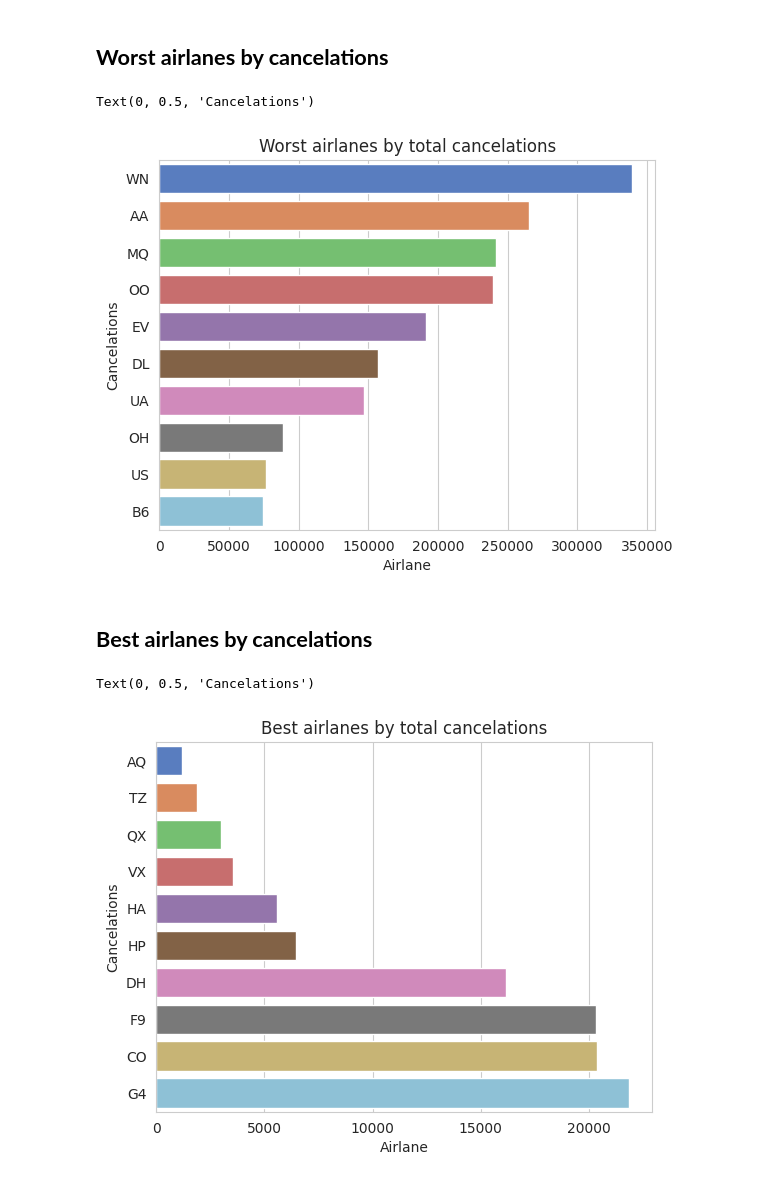
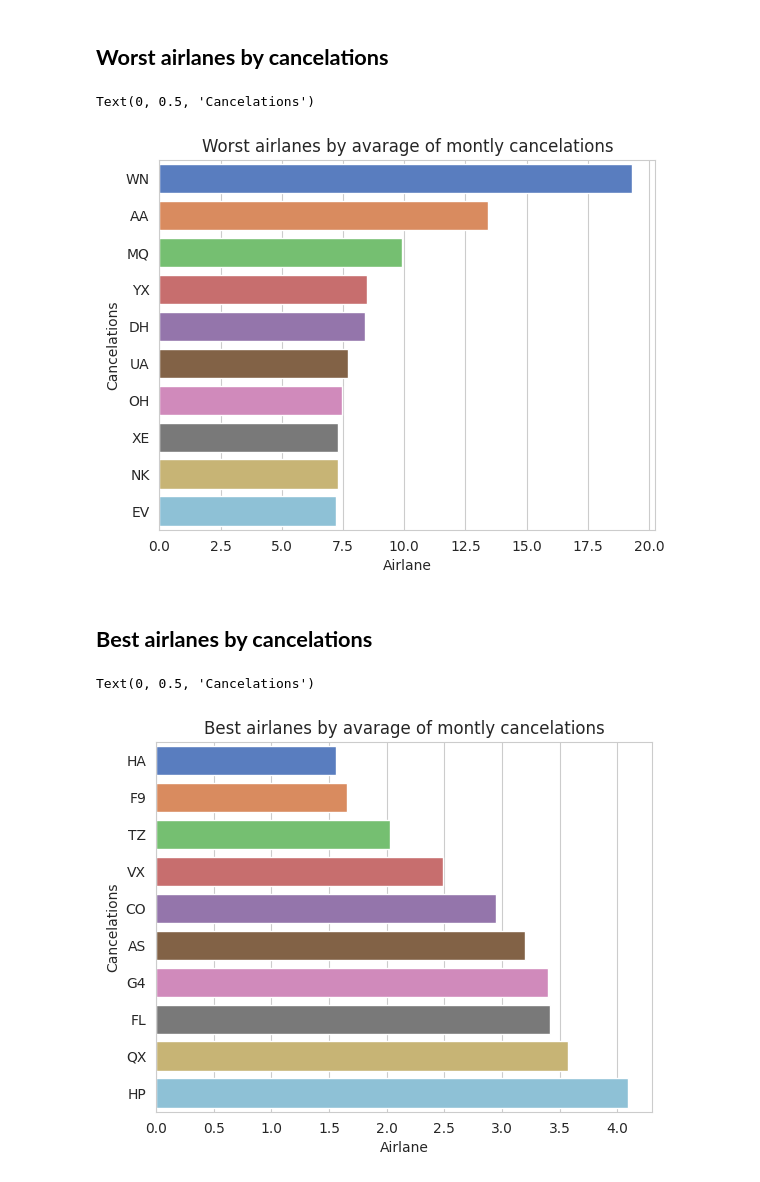
Before and after one commit to vydibot/-Flights-Analysis, a Jupyter notebook: flights-analysis.ipynb, the cells around one changed output. Drawn from its saved outputs; the diff is of its cells as text; code cells hidden in the pictures.

```diff
--- a/flights-analysis.ipynb
+++ b/flights-analysis.ipynb
@@ -393,11 +435,15 @@ Group by airport, sum arr_delay
 # %%
-setArrDelay = df[['airport','arr_delay']]
+setCacelAir = df.dropna(subset = ['carrier', 'carrier_name', 'arr_cancelled'])
 
-sumDelayTop10 = setArrDelay.groupby('airport')['arr_delay'].sum().sort_values(ascending = False).to_frame().head(10)
+setCacelAir = df[['carrier', 'carrier_name', 'arr_cancelled']]
 
-sns.barplot(data=sumDelayTop10, y=sumDelayTop10.index, x="arr_delay", palette="muted", hue=sumDelayTop10.index, legend=False)
+setCacelAir = setCacelAir.groupby("carrier")['arr_cancelled'].mean().sort_values(ascending = False).to_frame()
 
-plt.title("Worst five airports by total delay")
-plt.xlabel("Delay (minutes)")
-plt.ylabel("Airport")
+setCacelAir
+
+sns.barplot(data=setCacelAir,x='arr_cancelled', y='carrier', palette="muted", hue=setCacelAir.index, legend=False)
+
+plt.title("Montly cancelations avarega by airlane")
+plt.xlabel("Airlane")
+plt.ylabel("Cancelations")
 # %% [output]
@@ -410,13 +451,0 @@ Text(0, 0.5, 'Airport')
-# %%
-setCacelAir = df.dropna(subset = ['carrier', 'carrier_name', 'arr_cancelled'])
-
-setCacelAir = df[['carrier', 'carrier_name', 'arr_cancelled']]
-
-setCacelAir = setCacelAir.groupby("carrier")['arr_cancelled'].sum().sort_values(ascending = False).to_frame()
-
-
-sns.barplot(data=setCacelAir,x='arr_cancelled', y='carrier', palette="muted", hue=setCacelAir.index, legend=False)
-
-plt.title("Cancelations by airlane")
-plt.xlabel("Airlane")
-plt.ylabel("Cancelations")
@@ -430,22 +456,22 @@ top10setCacelAir = setCacelAir.head(10)
 
 sns.barplot(data=top10setCacelAir,x='arr_cancelled', y='carrier', palette="muted", hue=top10setCacelAir.index, legend=False)
 
-plt.title("Worst airlanes by total cancelations")
+plt.title("Worst airlanes by avarage of montly cancelations")
 plt.xlabel("Airlane")
 plt.ylabel("Cancelations")
 # %% [output]
 Text(0, 0.5, 'Cancelations')
-[figure, old version]
+[figure, new version]
 # %% [markdown]
 ## **Best airlanes by cancelations**
 # %%
 bottom10setCacelAir = setCacelAir.tail(10).sort_values(by="arr_cancelled", ascending=True)
 
 sns.barplot(data=bottom10setCacelAir,x='arr_cancelled', y='carrier', palette="muted", hue=bottom10setCacelAir.index, legend=False)
 
-plt.title("Best airlanes by total cancelations")
+plt.title("Best airlanes by avarage of montly cancelations")
 plt.xlabel("Airlane")
 plt.ylabel("Cancelations")
 # %% [output]
 Text(0, 0.5, 'Cancelations')
-[figure, old version]
+[figure, new version]
```
Also changed, not shown: parts of 12 cells of this notebook.
